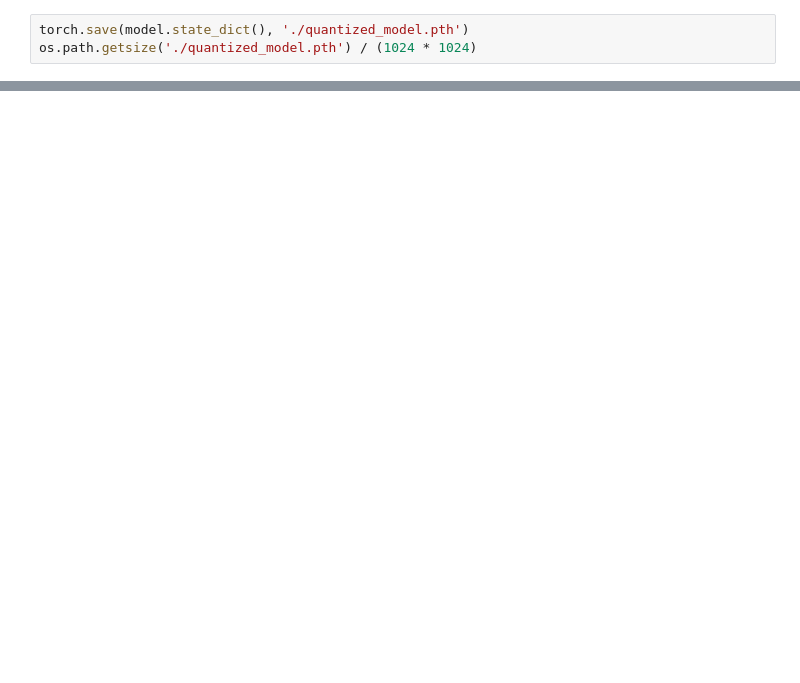
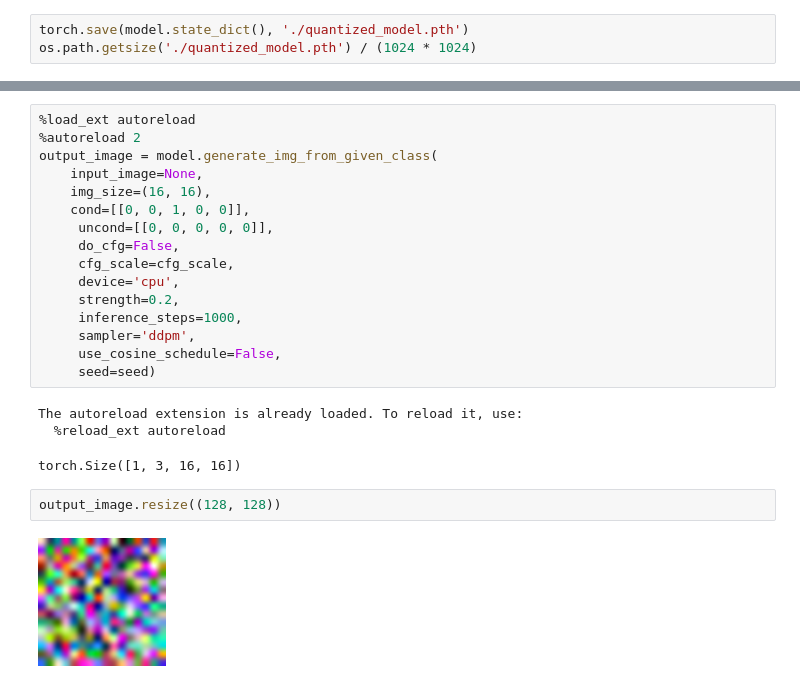
Before and after one commit to dnnhhuy/stable-diffusion-pytorch, a Jupyter notebook: Stable Diffusion Implementation.ipynb, the cells around one changed output, grey strips where cells are left out. Cells and saved outputs as stored; diff of their text form; blank space fills up the shorter version.

```diff
--- a/Stable Diffusion Implementation.ipynb
+++ b/Stable Diffusion Implementation.ipynb
@@ -81,0 +121,24 @@ Step [0/4470] | Loss: 1.16
+# %%
+%load_ext autoreload
+%autoreload 2
+output_image = model.generate_img_from_given_class(
+    input_image=None,
+    img_size=(16, 16),
+    cond=[[0, 0, 1, 0, 0]],
+     uncond=[[0, 0, 0, 0, 0]],
+     do_cfg=False,
+     cfg_scale=cfg_scale,
+     device='cpu',
+     strength=0.2,
+     inference_steps=1000,
+     sampler='ddpm',
+     use_cosine_schedule=False,
+     seed=seed)
+# %% [output]
+The autoreload extension is already loaded. To reload it, use:
+  %reload_ext autoreload
+torch.Size([1, 3, 16, 16])
+# %%
+output_image.resize((128, 128))
+# %% [output]
+[figure, added]
```
Also changed, not shown: parts of 8 cells of this notebook, 5 other files.
